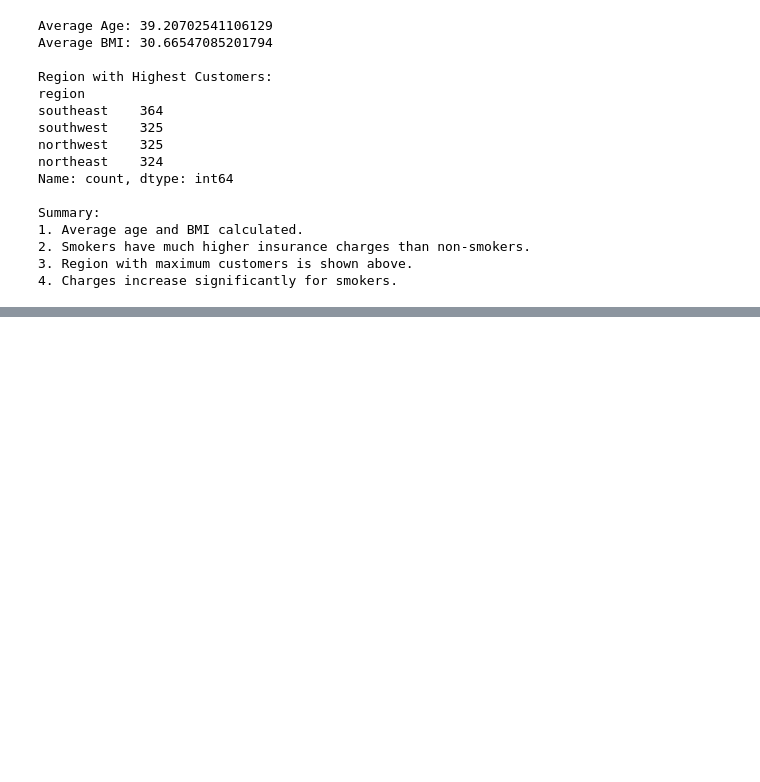
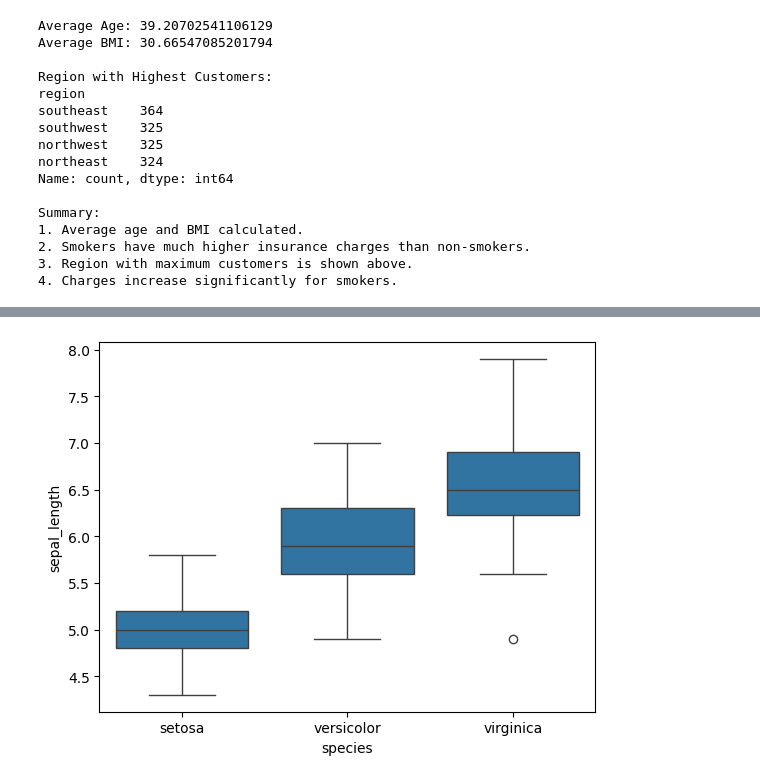
Before and after one commit to ishika-dattatray-date/python-basic-project, a Jupyter notebook: session16.ipynb, the cells around one changed output, grey strips where cells are left out. Cells and saved outputs as stored; diff of their text form; code cells hidden in the pictures; blank space fills up the shorter version.

```diff
--- a/session16.ipynb
+++ b/session16.ipynb
@@ -177,0 +243,5 @@ Summary:
+# %%
+sns.boxplot(x='species', y='sepal_length', data=df)
+plt.show()
+# %% [output]
+[figure, added]
```
Also changed, not shown: parts of 7 cells of this notebook.
